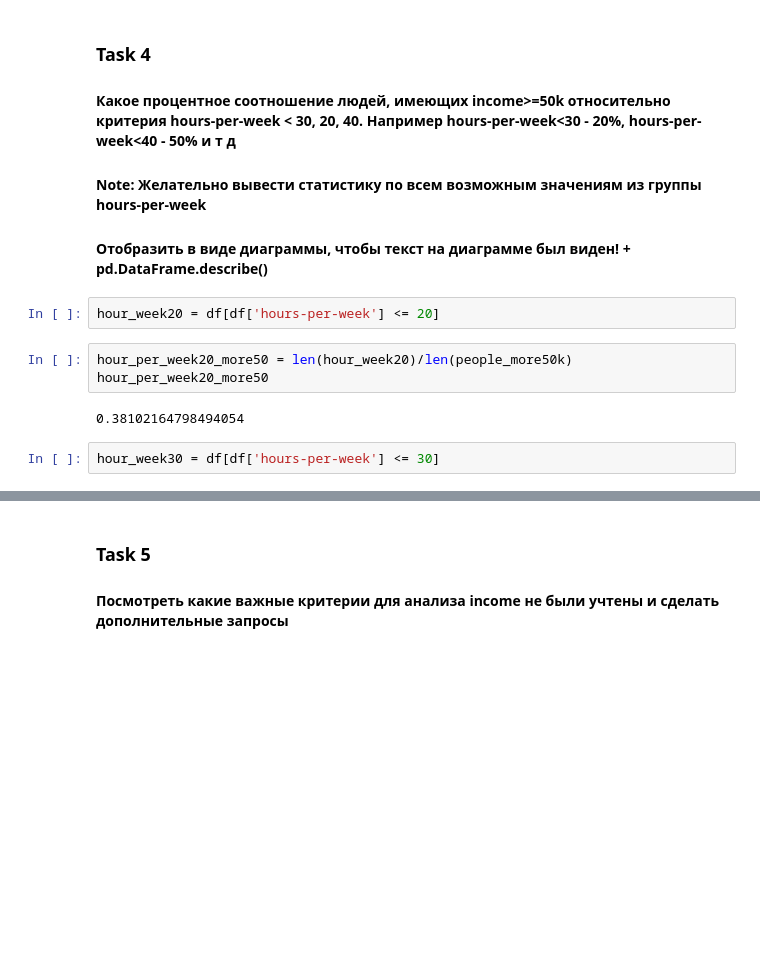
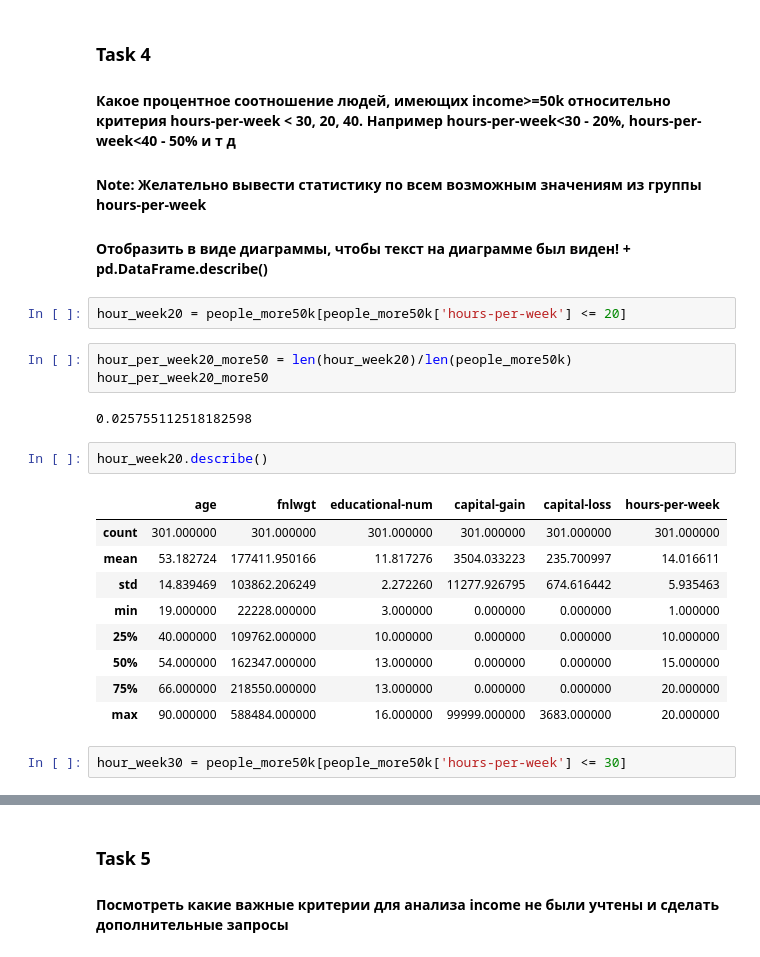
Before and after one commit to PolinaLegusheva/pandas, a Jupyter notebook: Untitled.ipynb, the cells around one changed output, grey strips where cells are left out. Cells and saved outputs as stored; diff of their text form; blank space fills up the shorter version.

```diff
--- a/Untitled.ipynb
+++ b/Untitled.ipynb
@@ -162,14 +159,26 @@ age_range_more50k
 #### Note: Желательно вывести статистику по всем возможным значениям из группы hours-per-week
 #### Отобразить в виде диаграммы, чтобы текст на диаграмме был виден! + pd.DataFrame.describe()
 # %%
-hour_week20 = df[df['hours-per-week'] <= 20]
+hour_week20 = people_more50k[people_more50k['hours-per-week'] <= 20]
 # %%
 hour_per_week20_more50 = len(hour_week20)/len(people_more50k)
 hour_per_week20_more50
 # %% [output]
-0.38102164798494054
+0.025755112518182598
+# %%
+hour_week20.describe()
+# %% [output]
+|  | age | fnlwgt | educational-num | capital-gain | capital-loss | hours-per-week |
+| count | 301.000000 | 301.000000 | 301.000000 | 301.000000 | 301.000000 | 301.000000 |
+| mean | 53.182724 | 177411.950166 | 11.817276 | 3504.033223 | 235.700997 | 14.016611 |
+| std | 14.839469 | 103862.206249 | 2.272260 | 11277.926795 | 674.616442 | 5.935463 |
+| min | 19.000000 | 22228.000000 | 3.000000 | 0.000000 | 0.000000 | 1.000000 |
+| 25% | 40.000000 | 109762.000000 | 10.000000 | 0.000000 | 0.000000 | 10.000000 |
+| 50% | 54.000000 | 162347.000000 | 13.000000 | 0.000000 | 0.000000 | 15.000000 |
+| 75% | 66.000000 | 218550.000000 | 13.000000 | 0.000000 | 0.000000 | 20.000000 |
+| max | 90.000000 | 588484.000000 | 16.000000 | 99999.000000 | 3683.000000 | 20.000000 |
 # %%
-hour_week30 = df[df['hours-per-week'] <= 30]
+hour_week30 = people_more50k[people_more50k['hours-per-week'] <= 30]
 # %%
 hour_per_week30_more50 = len(hour_week30)/len(people_more50k)
 hour_per_week30_more50
```
Also changed, not shown: parts of 7 cells of this notebook.
